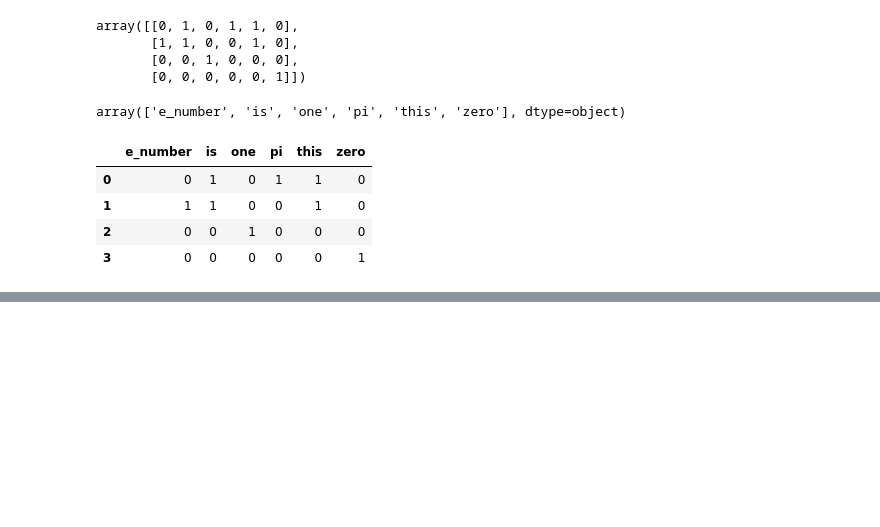
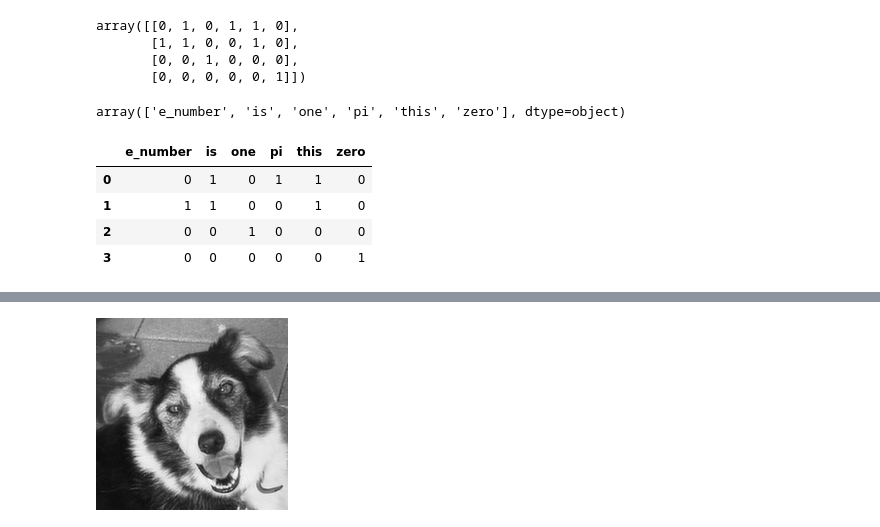
Before and after one commit to a70mico/my_bootcamp, a Jupyter notebook: notebooks/Lesson_03.ipynb, the cells around one changed output, grey strips where cells are left out. Drawn from its saved outputs; the diff is of its cells as text; code cells hidden in the pictures; blank space fills up the shorter version.

```diff
--- a/notebooks/Lesson_03.ipynb
+++ b/notebooks/Lesson_03.ipynb
@@ -79,8 +87,12 @@ df_vecwo
 # %%
 # 1.4 Images
 # Now, images are also a representation of what we perceive with our eyes
 # So if you have a capturing device like a camera, you'll get that perception
 # into an electronic image, which is a 2D representation
 # Let's open an image and get a view
+my_image=Image.open("husky.jpeg")
+my_image
+# %% [output]
+[figure, added]
 # %%
 # And we'll see that an image is just a matrix
```
Also changed, not shown: parts of 5 cells of this notebook.
